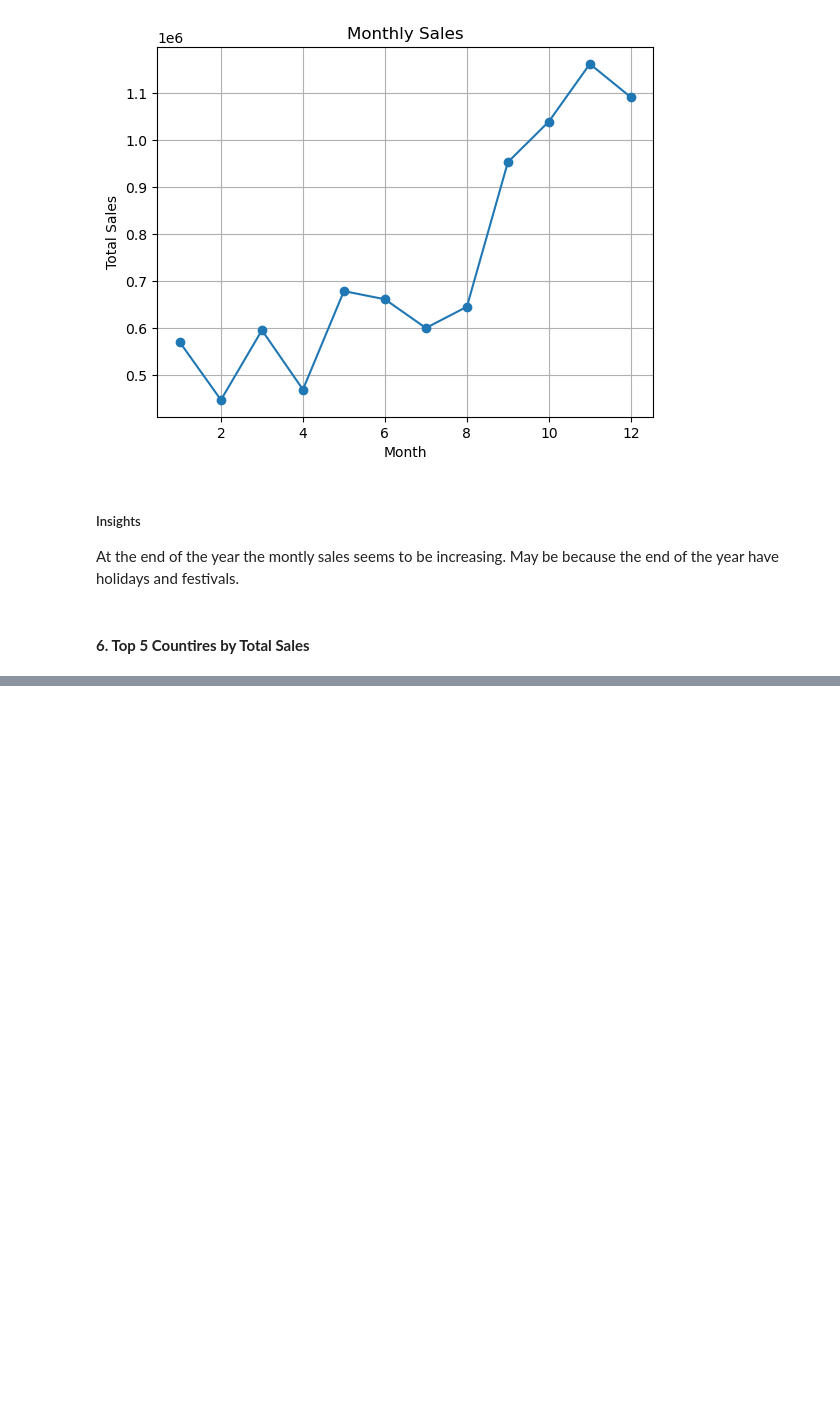
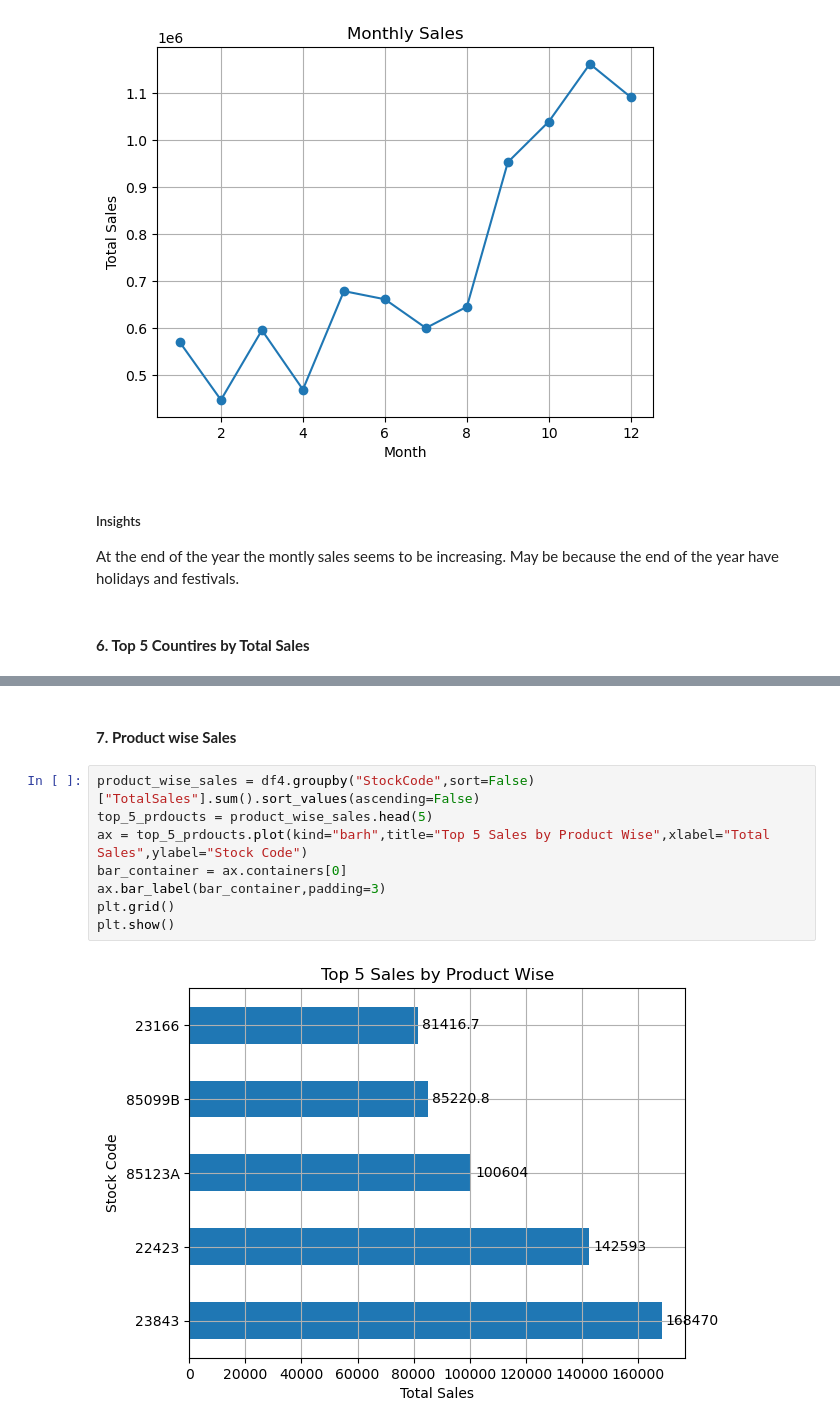
Before and after one commit to chanduka99/Retail_Data_Analysis, a Jupyter notebook: LargeScaleDataAnalysis.ipynb, the cells around one changed output, grey strips where cells are left out. Cells and saved outputs as stored; diff of their text form; blank space fills up the shorter version.

```diff
--- a/LargeScaleDataAnalysis.ipynb
+++ b/LargeScaleDataAnalysis.ipynb
@@ -503,0 +521,12 @@ plt.show()
+# %% [markdown]
+#### **7. Product wise Sales**
+# %%
+product_wise_sales = df4.groupby("StockCode",sort=False)["TotalSales"].sum().sort_values(ascending=False)
+top_5_prdoucts = product_wise_sales.head(5)
+ax = top_5_prdoucts.plot(kind="barh",title="Top 5 Sales by Product Wise",xlabel="Total Sales",ylabel="Stock Code")
+bar_container = ax.containers[0]
+ax.bar_label(bar_container,padding=3)
+plt.grid()
+plt.show()
+# %% [output]
+[figure, added]
```
Also changed, not shown: parts of 3 cells of this notebook.
